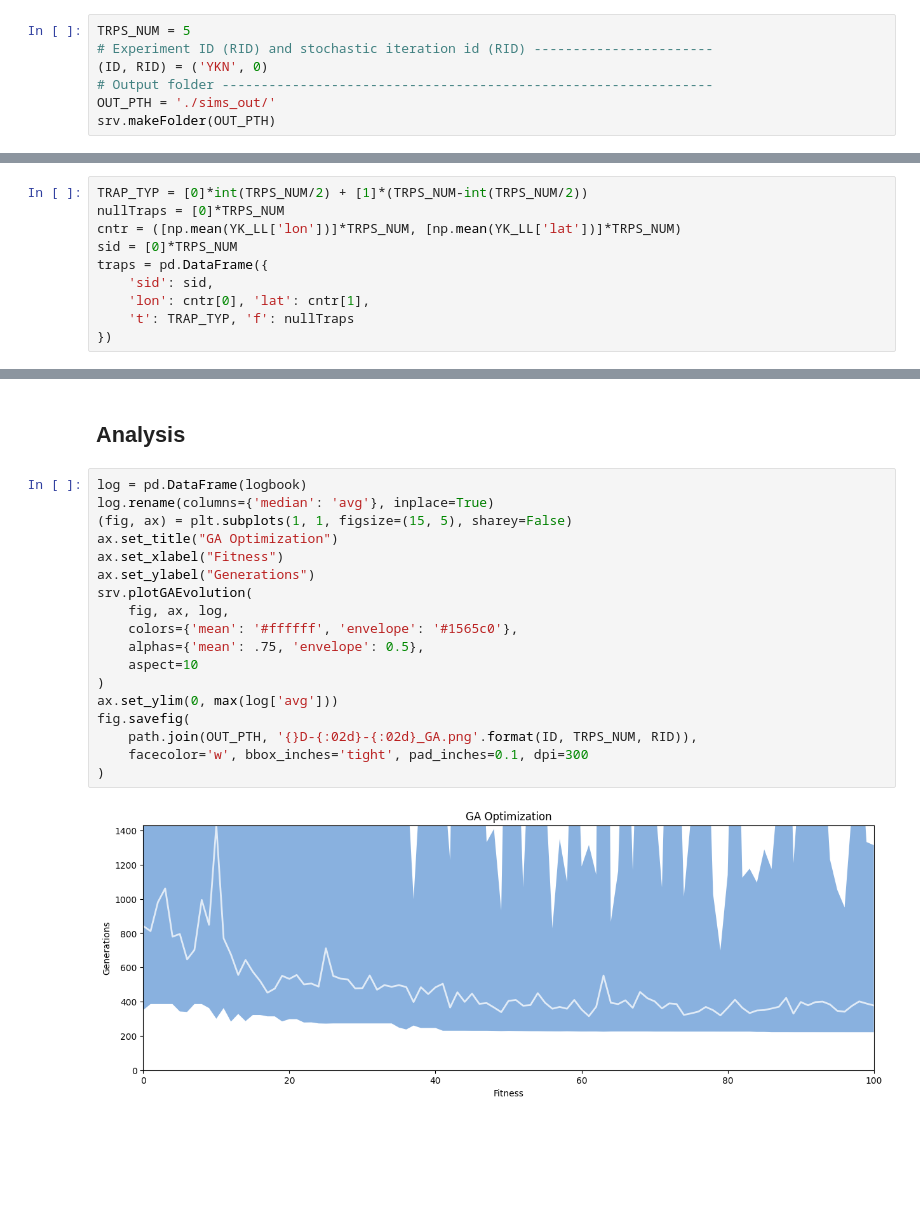
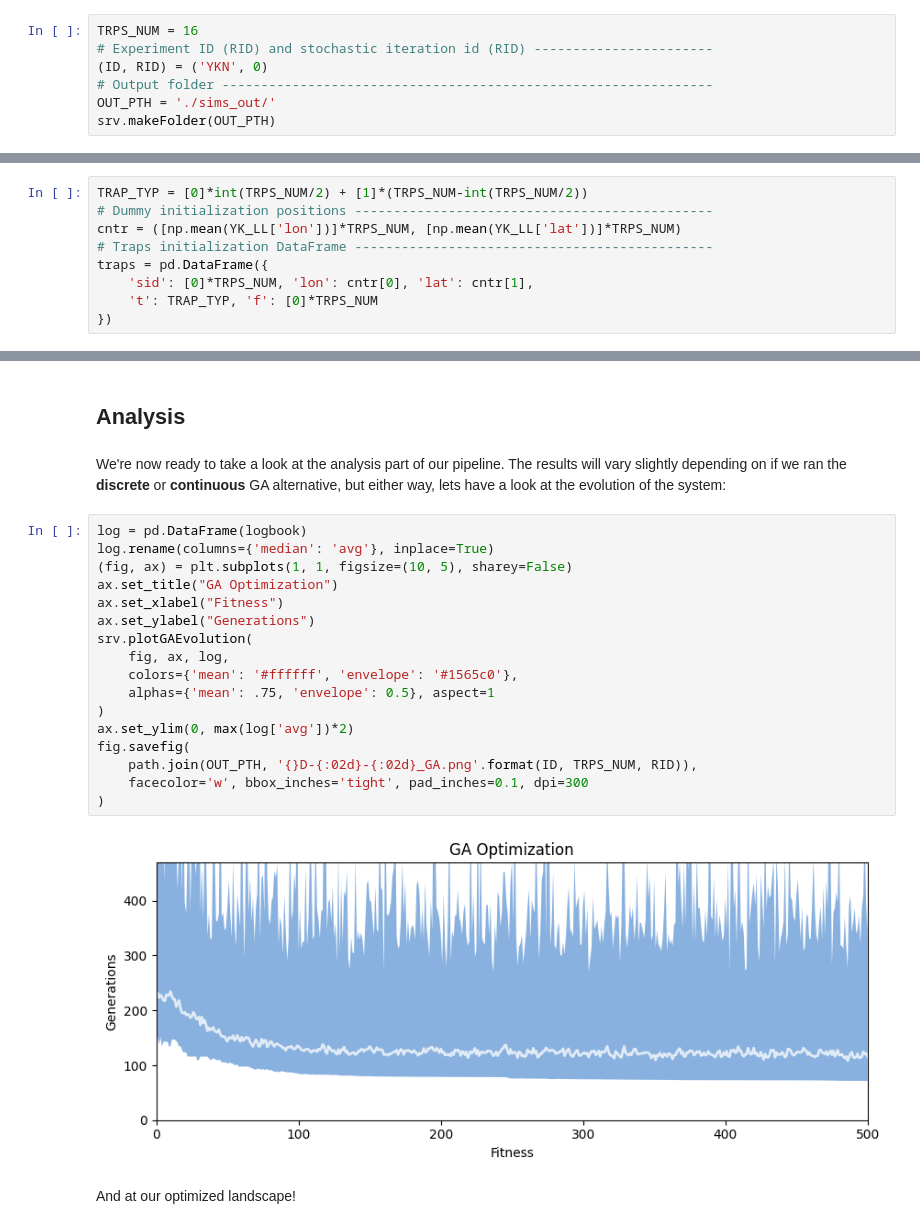
Before and after one commit to Chipdelmal/MGSurvE, a Jupyter notebook: MGSurvE/demos/YKN/YKN.ipynb, the cells around one changed output, grey strips where cells are left out. Cells and saved outputs as stored; diff of their text form; blank space fills up the shorter version.

```diff
--- a/MGSurvE/demos/YKN/YKN.ipynb
+++ b/MGSurvE/demos/YKN/YKN.ipynb
@@ -16,5 +18,5 @@ warnings.filterwarnings("ignore")
 # %%
-TRPS_NUM = 5
+TRPS_NUM = 16
 # Experiment ID (RID) and stochastic iteration id (RID) -----------------------
 (ID, RID) = ('YKN', 0)
 # Output folder ---------------------------------------------------------------
@@ -37,10 +47,9 @@ mKer = {
 # %%
 TRAP_TYP = [0]*int(TRPS_NUM/2) + [1]*(TRPS_NUM-int(TRPS_NUM/2))
-nullTraps = [0]*TRPS_NUM
+# Dummy initialization positions ----------------------------------------------
 cntr = ([np.mean(YK_LL['lon'])]*TRPS_NUM, [np.mean(YK_LL['lat'])]*TRPS_NUM)
-sid = [0]*TRPS_NUM
+# Traps initialization DataFrame ----------------------------------------------
 traps = pd.DataFrame({
-    'sid': sid,
-    'lon': cntr[0], 'lat': cntr[1],
-    't': TRAP_TYP, 'f': nullTraps
+    'sid': [0]*TRPS_NUM, 'lon': cntr[0], 'lat': cntr[1],
+    't': TRAP_TYP, 'f': [0]*TRPS_NUM
 })
@@ -160,25 +202,28 @@ gen     nevals  min     avg     max     std     best    traps
 # %% [markdown]
 ## Analysis
+# %% [markdown]
+We're now ready to take a look at the analysis part of our pipeline. The results will vary slightly depending on if we ran the **discrete** or **continuous** GA alternative, but either way, lets have a look at the evolution of the system:
 # %%
 log = pd.DataFrame(logbook)
 log.rename(columns={'median': 'avg'}, inplace=True)
-(fig, ax) = plt.subplots(1, 1, figsize=(15, 5), sharey=False)
+(fig, ax) = plt.subplots(1, 1, figsize=(10, 5), sharey=False)
 ax.set_title("GA Optimization")
 ax.set_xlabel("Fitness")
 ax.set_ylabel("Generations")
 srv.plotGAEvolution(
     fig, ax, log,
     colors={'mean': '#ffffff', 'envelope': '#1565c0'},
-    alphas={'mean': .75, 'envelope': 0.5},
-    aspect=10
+    alphas={'mean': .75, 'envelope': 0.5}, aspect=1
 )
-ax.set_ylim(0, max(log['avg']))
+ax.set_ylim(0, max(log['avg'])*2)
 fig.savefig(
     path.join(OUT_PTH, '{}D-{:02d}-{:02d}_GA.png'.format(ID, TRPS_NUM, RID)),
     facecolor='w', bbox_inches='tight', pad_inches=0.1, dpi=300
 )
 # %% [output]
-[figure, old version]
+[figure, new version]
+# %% [markdown]
+And at our optimized landscape!
 # %%
 lnd = srv.loadLandscape(
     OUT_PTH, '{}D-{:02d}-{:02d}_TRP'.format(ID, TRPS_NUM, RID),
```
Also changed, not shown: parts of 19 cells of this notebook, 1 other file.
